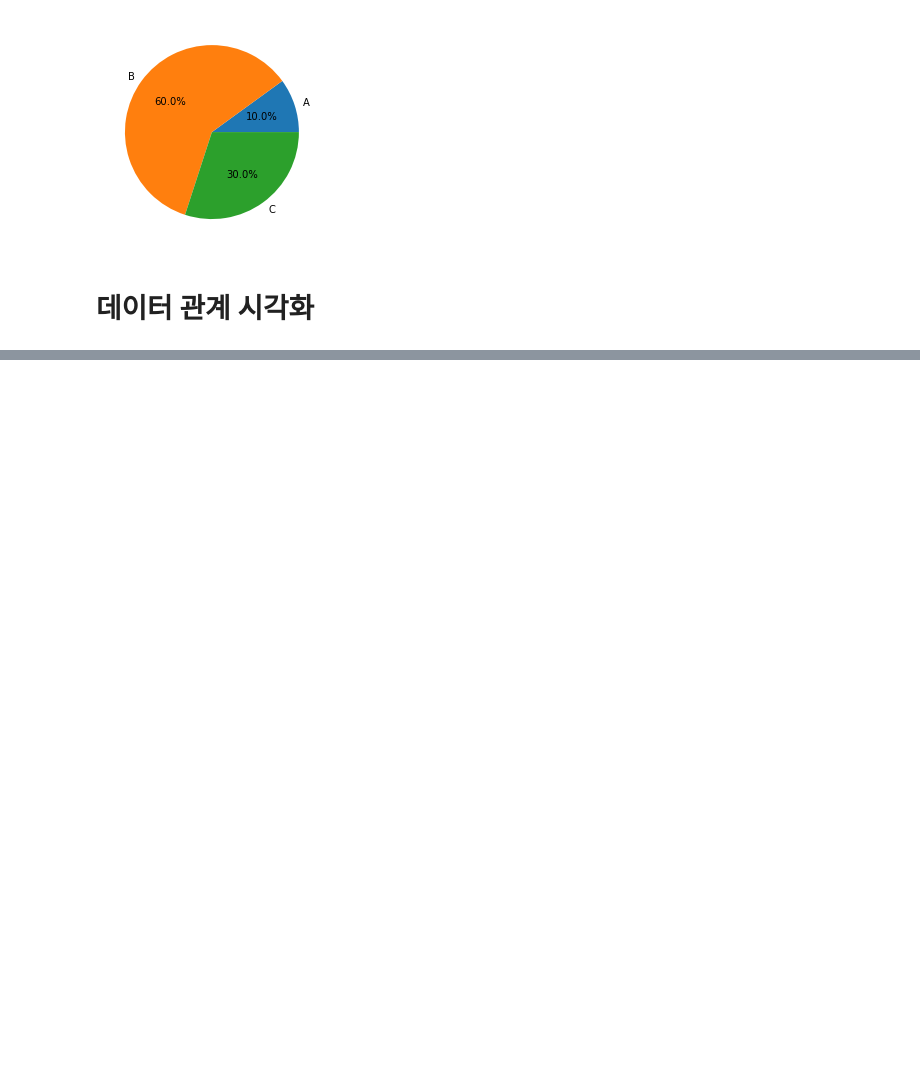
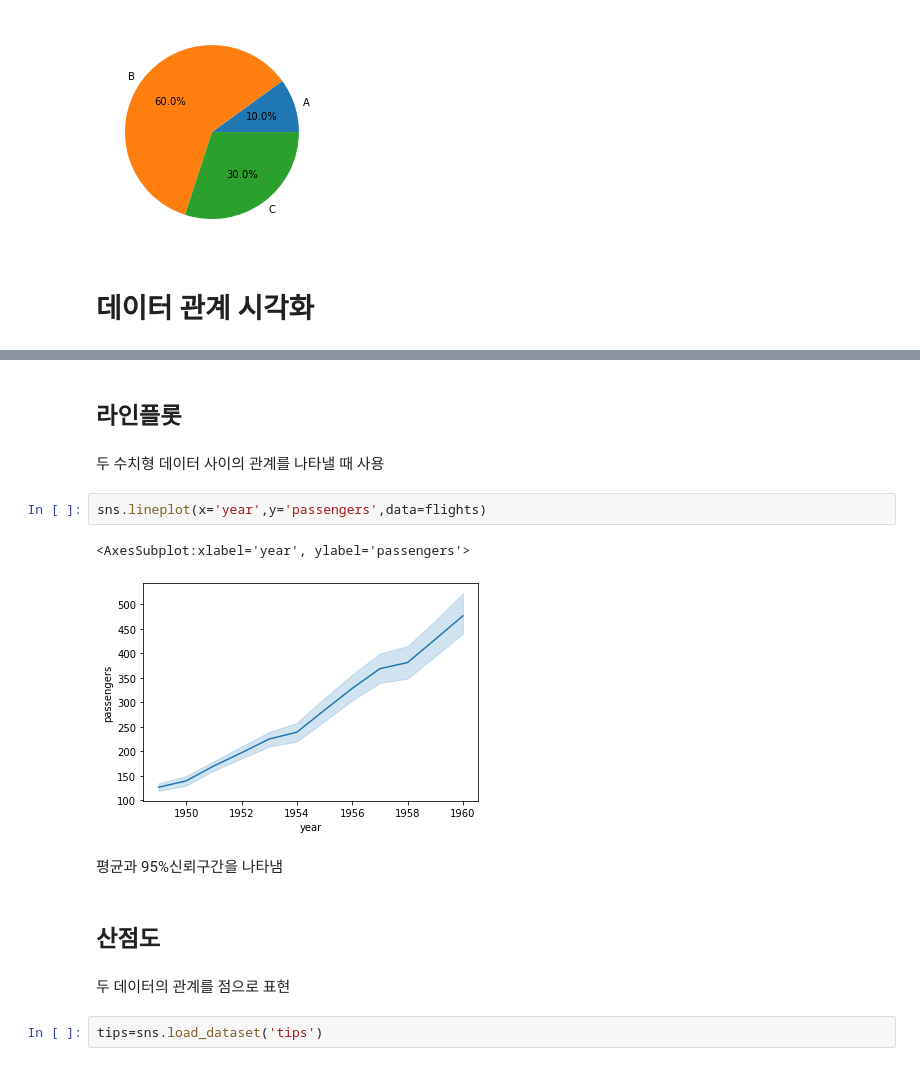
Before and after one commit to hyerim02/machine_deep, a Jupyter notebook: ch4 시각화.ipynb, the cells around one changed output, grey strips where cells are left out. Drawn from its saved outputs; the diff is of its cells as text; blank space fills up the shorter version.

```diff
--- a/ch4 시각화.ipynb
+++ b/ch4 시각화.ipynb
@@ -188,0 +234,17 @@ plt.pie(x=x,labels=labels,autopct='%.1f%%')
+# %% [markdown]
+## 라인플롯
+# %% [markdown]
+두 수치형 데이터 사이의 관계를 나타낼 때 사용
+# %%
+sns.lineplot(x='year',y='passengers',data=flights)
+# %% [output]
+<AxesSubplot:xlabel='year', ylabel='passengers'>
+[figure, added]
+# %% [markdown]
+평균과 95%신뢰구간을 나타냄
+# %% [markdown]
+## 산점도
+# %% [markdown]
+두 데이터의 관계를 점으로 표현
+# %%
+tips=sns.load_dataset('tips')
```
Also changed, not shown: parts of 17 cells of this notebook.
